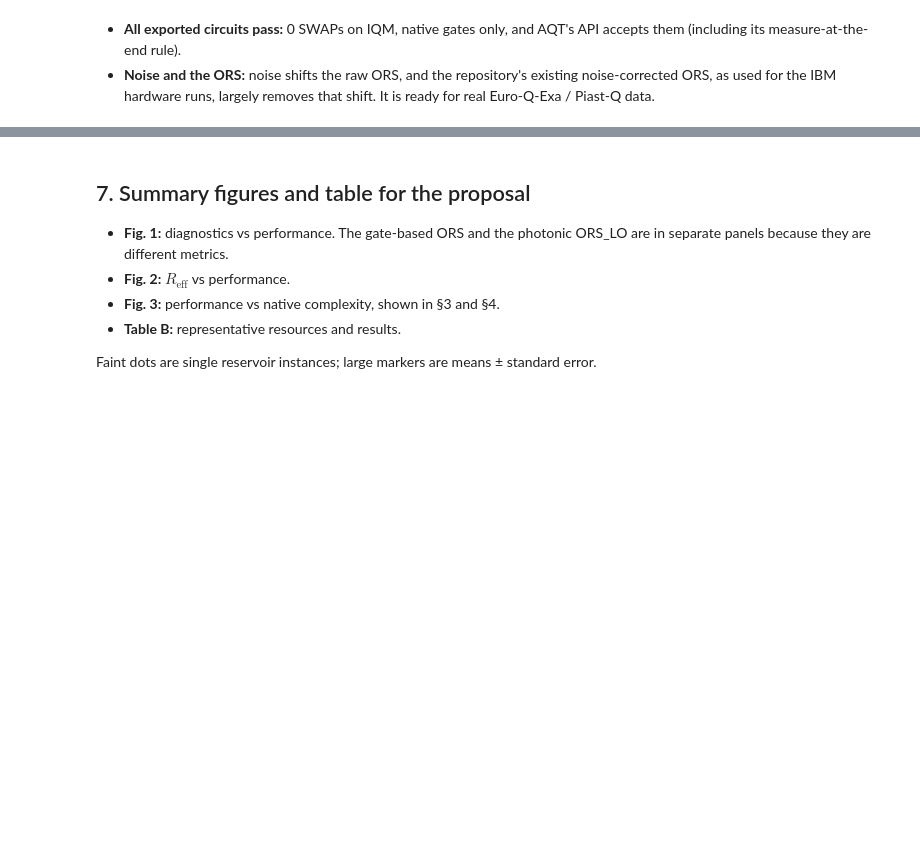
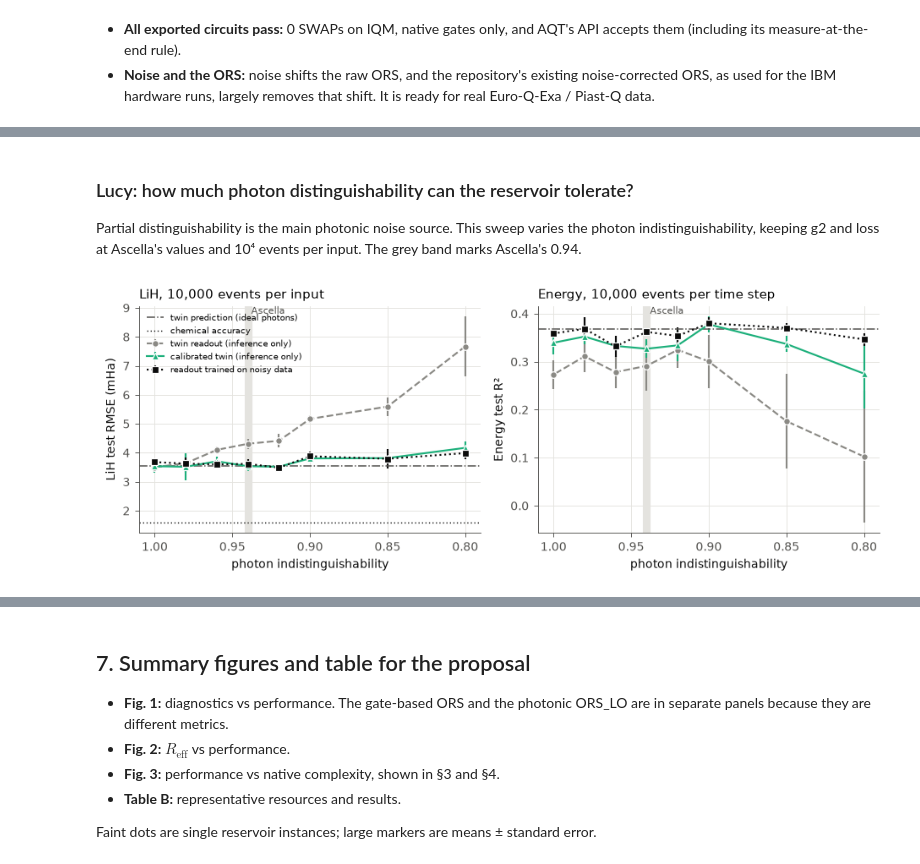
Before and after one commit to laiadc/order_statistics, a Jupyter notebook: Exp4_native_hardware_feasibility.ipynb, the cells around one changed output, grey strips where cells are left out. Drawn from its saved outputs; the diff is of its cells as text; code cells hidden in the pictures; blank space fills up the shorter version.

Commit message:
Exp4 §6: task performance on vendor noisy emulators and Perceval noise

```diff
--- a/Exp4_native_hardware_feasibility.ipynb
+++ b/Exp4_native_hardware_feasibility.ipynb
@@ -402,0 +418,14 @@ display(Markdown("**ORS from the vendors' noisy emulators** (Z basis)")); show(n
+# %%
+from native_reservoirs import noisy_emulation as ne
+NOISY_CONF = {"lih": {p: (float(lvl(r["LiH: level"])) if p == "aqt" else int(lvl(r["LiH: level"])), None) for p, r in rec.items()},
+              "energy": {"iqm": (int(lvl(rec["iqm"]["energy: level"])), None), "aqt": (0.5, 2),     # as in §5
+                         "quandela": (int(lvl(rec["quandela"]["energy: level"])), None)}}
+tpath = OUT / "vendor" / "task_circuits.json"
+if FORCE or not tpath.exists():
+    ne.export_task_circuits(cfg, NOISY_CONF)
+missing = [(p, t) for t in NOISY_CONF for p in ("iqm", "aqt") if not ne.counts_path(cfg, p, t).exists()]
+if VENDOR_PY.exists() and (FORCE or missing):                      # ~10 min on the vendor emulators
+    subprocess.run([str(VENDOR_PY), "experiments/native_hardware/vendor_tasks.py", "--tasks", str(tpath)], capture_output=True)
+NT = cached("noisy_task_performance", lambda: ne.noisy_task_performance(cfg, NOISY_CONF))
+TN = rp.noisy_task_table(NT); pl.export_table(TN, "noisy_task_performance", TAB)
+display(Markdown(f"**Task performance under realistic noise** ({ne.SHOTS:,} shots per setting / photon events per input)")); show(TN)
@@ -402,0 +457,9 @@ display(Markdown("**ORS from the vendors' noisy emulators** (Z basis)")); show(n
+# %% [markdown]
+### Lucy: how much photon distinguishability can the reservoir tolerate?
+
+Partial distinguishability is the main photonic noise source. This sweep varies the photon indistinguishability, keeping g2 and loss at Ascella's values and 10⁴ events per input. The grey band marks Ascella's 0.94.
+# %%
+PS = cached("perceval_noise_sweep", lambda: ne.perceval_noise_sweep(cfg, NOISY_CONF))
+fig = pl.fig_perceval_noise(PS); plt.show()
+# %% [output]
+[figure, added]
```
Also changed, not shown: parts of 14 cells of this notebook, 20 other files.
